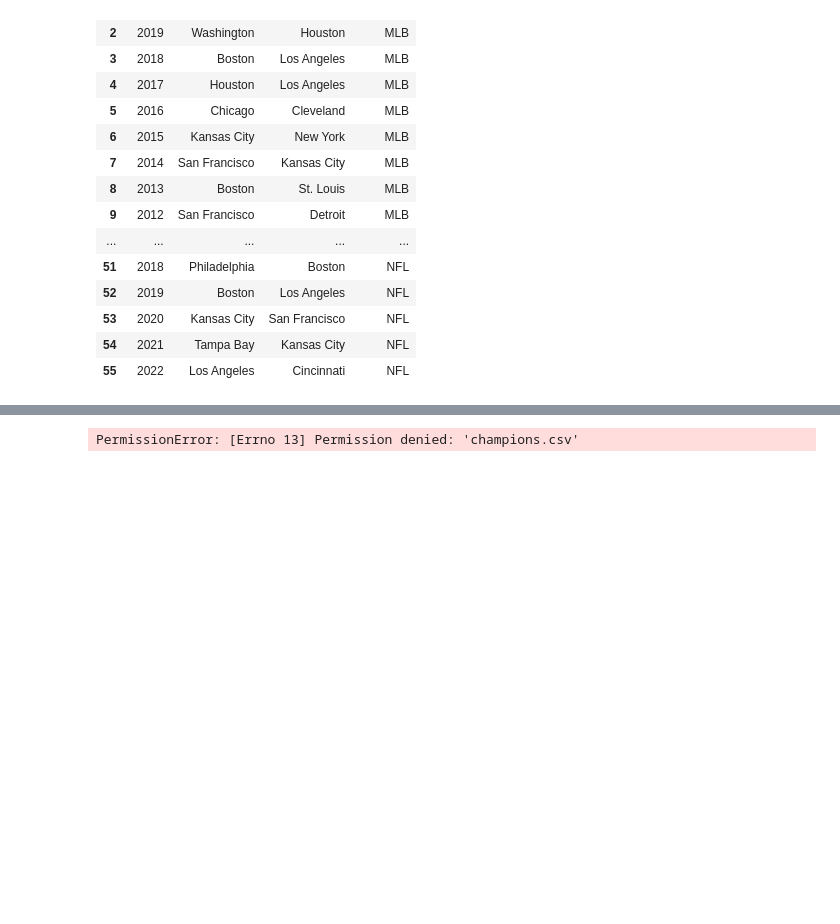
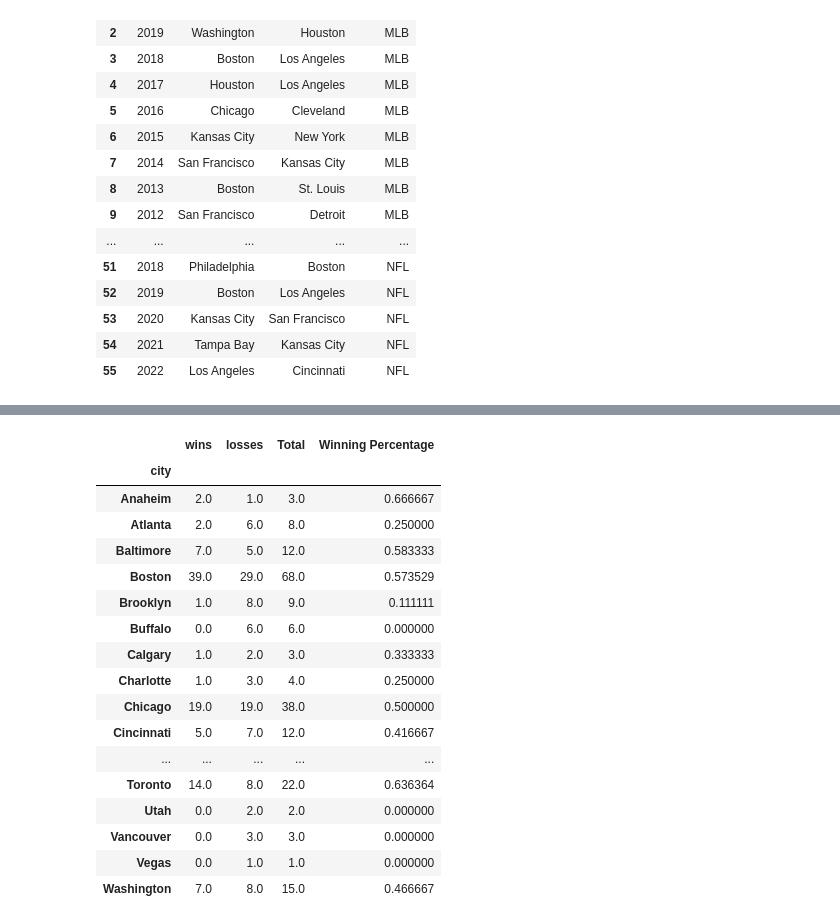
Before and after one commit to pbarana89/Champions_by_City, a Jupyter notebook: Champions.ipynb, the cells around one changed output, grey strips where cells are left out. Cells and saved outputs as stored; diff of their text form; code cells hidden in the pictures; blank space fills up the shorter version.

Commit message:
adding updated python file, appearances csv, and updated champions csv

```diff
--- a/Champions.ipynb
+++ b/Champions.ipynb
@@ -841,0 +951,4 @@ merged_df
+# %%
+appearances = {"wins" : wins, "losses": losses}
+appearances_df = pd.DataFrame(appearances)
+appearances_df
@@ -841,0 +973,3 @@ merged_df
+# %%
+appearances_df = appearances_df.fillna(0)
+appearances_df
@@ -841,0 +994,3 @@ merged_df
+# %%
+appearances_df["Total"] = appearances_df["wins"] + appearances_df["losses"]
+appearances_df
@@ -841,0 +1015,5 @@ merged_df
+# %%
+appearances_df["Winning Percentage"] = appearances_df.loc[appearances_df["wins"] == 0, "Winning Percentage"] = 0
+appearances_df["Winning Percentage"] = appearances_df.loc[(appearances_df["wins"] > 0) & (appearances_df["losses"] == 0), "Winning Percentage"] = 1
+appearances_df["Winning Percentage"] = appearances_df.loc[appearances_df["wins"] > 0, "Winning Percentage"] = appearances_df["wins"] / appearances_df["Total"]
+appearances_df
@@ -842,5 +1038,26 @@ merged_df
+# %%
+appearances_df.index.rename("city", inplace=True)
+appearances_df
+# %% [output]
+|  | wins | losses | Total | Winning Percentage |
+| city |  |  |  |  |
+| Anaheim | 2.0 | 1.0 | 3.0 | 0.666667 |
+| Atlanta | 2.0 | 6.0 | 8.0 | 0.250000 |
+| Baltimore | 7.0 | 5.0 | 12.0 | 0.583333 |
+| Boston | 39.0 | 29.0 | 68.0 | 0.573529 |
+| Brooklyn | 1.0 | 8.0 | 9.0 | 0.111111 |
+| Buffalo | 0.0 | 6.0 | 6.0 | 0.000000 |
+| Calgary | 1.0 | 2.0 | 3.0 | 0.333333 |
+| Charlotte | 1.0 | 3.0 | 4.0 | 0.250000 |
+| Chicago | 19.0 | 19.0 | 38.0 | 0.500000 |
+| Cincinnati | 5.0 | 7.0 | 12.0 | 0.416667 |
+| ... | ... | ... | ... | ... |
+| Toronto | 14.0 | 8.0 | 22.0 | 0.636364 |
+| Utah | 0.0 | 2.0 | 2.0 | 0.000000 |
+| Vancouver | 0.0 | 3.0 | 3.0 | 0.000000 |
+| Vegas | 0.0 | 1.0 | 1.0 | 0.000000 |
+| Washington | 7.0 | 8.0 | 15.0 | 0.466667 |
 # %%
 # Create csv from dataframe
 merged_df.to_csv("champions.csv")
+appearances_df.to_csv("appearances.csv")
-# %% [output]
-PermissionError: [Errno 13] Permission denied: 'champions.csv'
```
Also changed, not shown: parts of 13 cells of this notebook, 2 other files.
